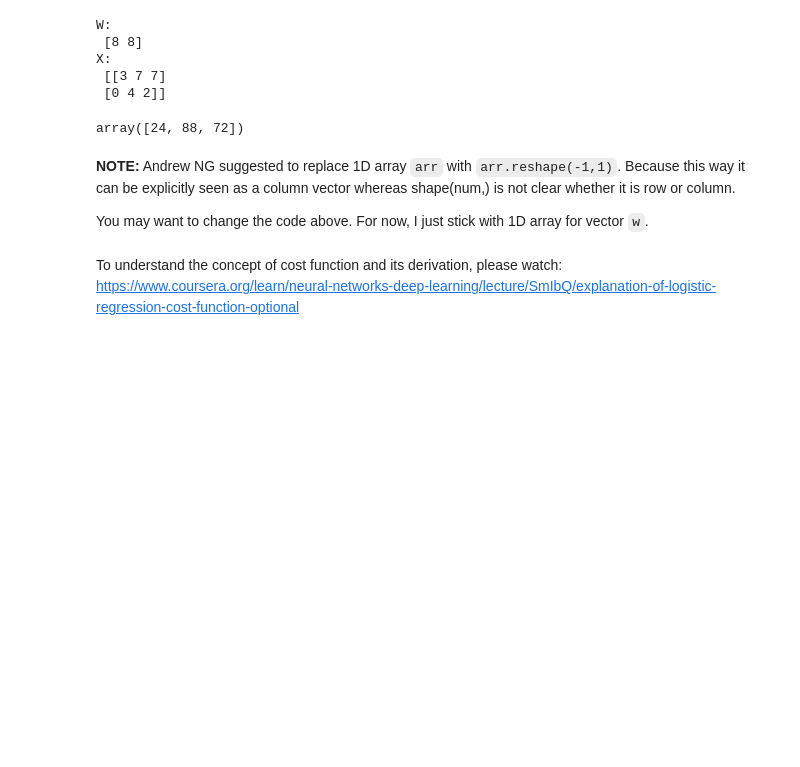
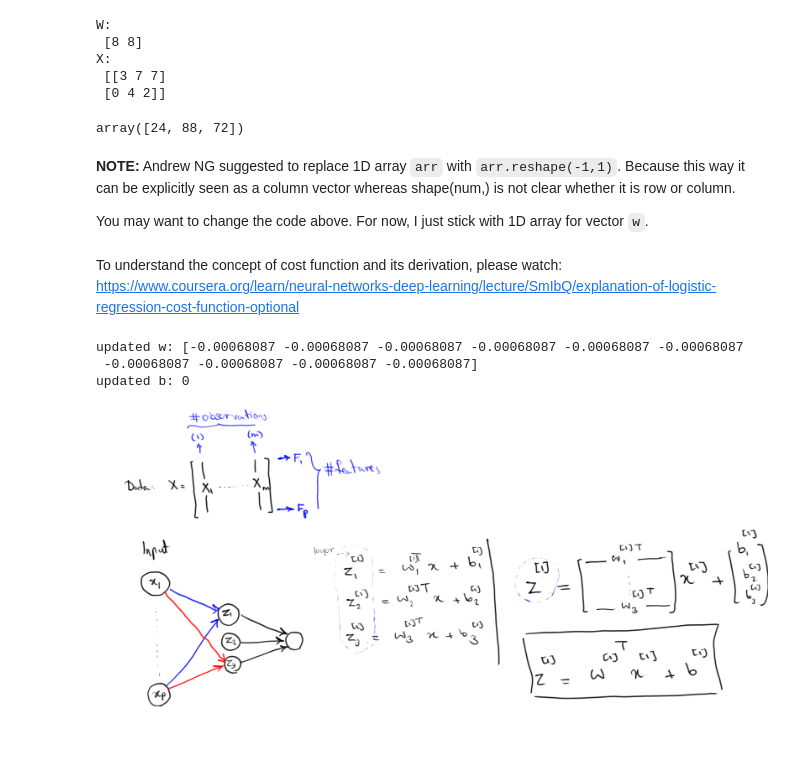
Before and after one commit to NimaSarajpoor/TFDL_Zero2Hero, a Jupyter notebook: TFDL_What_is_NN_03.ipynb, the cells around one changed output. Drawn from its saved outputs; the diff is of its cells as text; code cells hidden in the pictures; blank space fills up the shorter version.

```diff
--- a/TFDL_What_is_NN_03.ipynb
+++ b/TFDL_What_is_NN_03.ipynb
@@ -384,3 +384,26 @@ https://www.coursera.org/learn/neural-networks-deep-learning/lecture/SmIbQ/expla
 # Pracitice: the exercise of coursera week 2 is locked.
 # Apparently, I need to keep my account active if I want to re-do the
 # exercise.
+# %%
+#example:
+seed = 0
+np.random.seed(seed)
+
+X = np.random.rand(10, 100) #10 rows as 10 features, and 100 as 100 observations
+# (recall that we now put each observation in one column)
+y = np.random.rand(100) # y values!
+
+w = np.zeros(10, dtype=np.float64)
+b = 0
+_update_parameters(X, y, w, b)
+
+print('updated w:', w)
+print('updated b:', b)
+# %% [output]
+updated w: [-0.00068087 -0.00068087 -0.00068087 -0.00068087 -0.00068087 -0.00068087
+ -0.00068087 -0.00068087 -0.00068087 -0.00068087]
+updated b: 0
+# %%
+Image(filename = PATH + "NN_vectorization.png", width=800, height=500)
+# %% [output]
+[figure, added]
```
Also changed, not shown: parts of 7 cells of this notebook.
